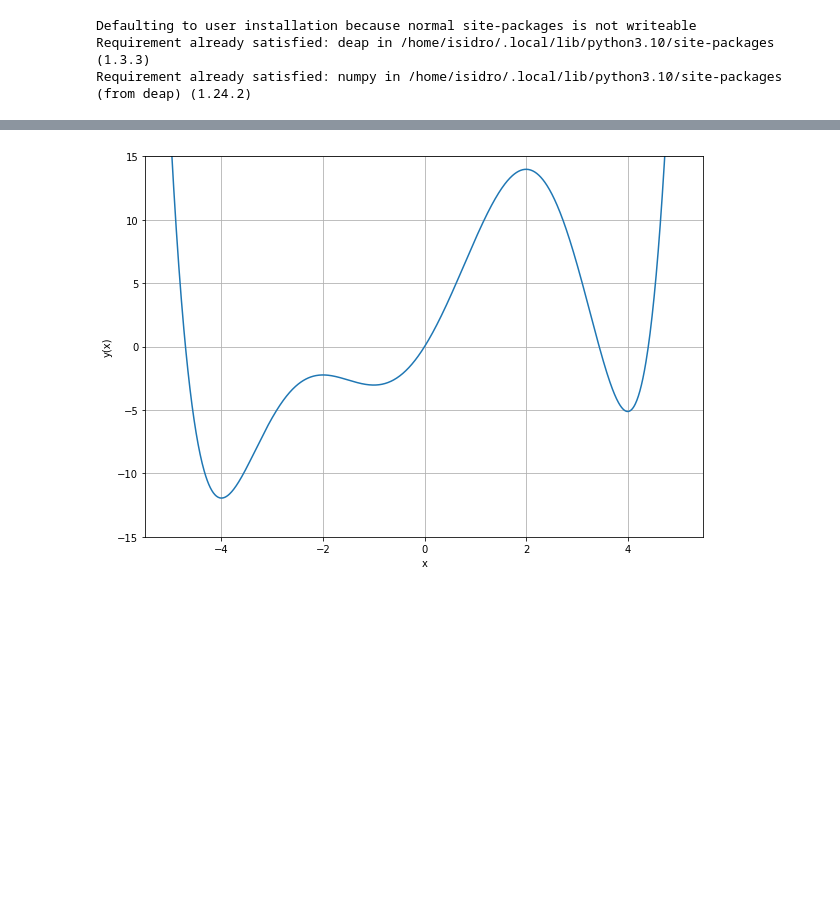
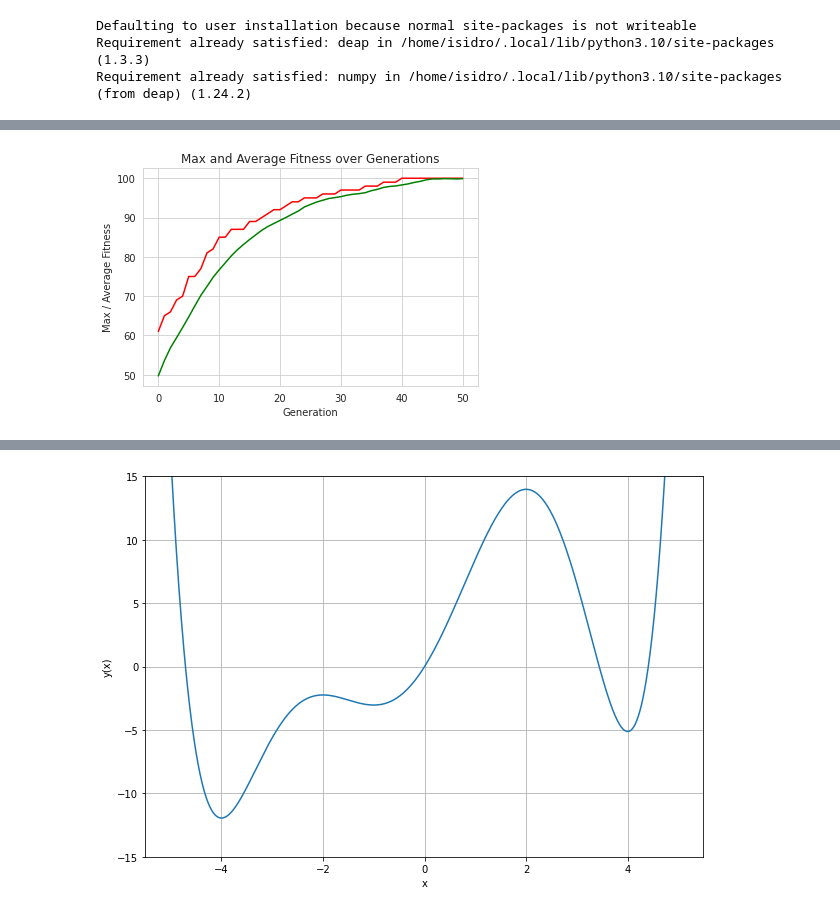
Before and after one commit to igomezv/ComputoEvolutivo, a Jupyter notebook: 6_4_DEAP.ipynb, the cells around one changed output, grey strips where cells are left out. Drawn from its saved outputs; the diff is of its cells as text; code cells hidden in the pictures; blank space fills up the shorter version.

```diff
--- a/6_4_DEAP.ipynb
+++ b/6_4_DEAP.ipynb
@@ -19,0 +22,97 @@ Requirement already satisfied: numpy in /home/isidro/.local/lib/python3.10/site-
+# %%
+from deap import base
+from deap import creator
+from deap import tools
+from deap import algorithms
+
+import random
+import numpy
+
+import matplotlib.pyplot as plt
+import seaborn as sns
+
+# problem constants:
+ONE_MAX_LENGTH = 100  # length of bit string to be optimized
+
+# Genetic Algorithm constants:
+POPULATION_SIZE = 200
+P_CROSSOVER = 0.9  # probability for crossover
+P_MUTATION = 0.1   # probability for mutating an individual
+MAX_GENERATIONS = 50
+
+
+# set the random seed:
+RANDOM_SEED = 42
+random.seed(RANDOM_SEED)
+
+toolbox = base.Toolbox()
+
+# create an operator that randomly returns 0 or 1:
+toolbox.register("zeroOrOne", random.randint, 0, 1)
+
+# define a single objective, maximizing fitness strategy:
+creator.create("FitnessMax", base.Fitness, weights=(1.0,))
+
+# create the Individual class based on list:
+creator.create("Individual", list, fitness=creator.FitnessMax)
+
+# create the individual operator to fill up an Individual instance:
+toolbox.register("individualCreator", tools.initRepeat, creator.Individual, toolbox.zeroOrOne, ONE_MAX_LENGTH)
+
+# create the population operator to generate a list of individuals:
+toolbox.register("populationCreator", tools.initRepeat, list, toolbox.individualCreator)
+
+
+# fitness calculation:
+# compute the number of '1's in the individual
+def oneMaxFitness(individual):
+    return sum(individual),  # return a tuple
+
+
+toolbox.register("evaluate", oneMaxFitness)
+
+# genetic operators:mutFlipBit
+
+# Tournament selection with tournament size of 3:
+toolbox.register("select", tools.selTournament, tournsize=3)
+
+# Single-point crossover:
+toolbox.register("mate", tools.cxOnePoint)
+
+# Flip-bit mutation:
+# indpb: Independent probability for each attribute to be flipped
+toolbox.register("mutate", tools.mutFlipBit, indpb=1.0/ONE_MAX_LENGTH)
+
+
+# Genetic Algorithm flow:
+def main():
+
+    # create initial population (generation 0):
+    population = toolbox.populationCreator(n=POPULATION_SIZE)
+
+    # prepare the statistics object:
+    stats = tools.Statistics(lambda ind: ind.fitness.values)
+    stats.register("max", numpy.max)
+    stats.register("avg", numpy.mean)
+
+    # perform the Genetic Algorithm flow:
+    population, logbook = algorithms.eaSimple(population, toolbox, cxpb=P_CROSSOVER, mutpb=P_MUTATION, ngen=MAX_GENERATIONS,
+                                   stats=stats, verbose=True)
+
+
+    # Genetic Algorithm is done - extract statistics:
+    maxFitnessValues, meanFitnessValues = logbook.select("max", "avg")
+
+    # plot statistics:
+    sns.set_style("whitegrid")
+    plt.plot(maxFitnessValues, color='red')
+    plt.plot(meanFitnessValues, color='green')
+    plt.xlabel('Generation')
+    plt.ylabel('Max / Average Fitness')
+    plt.title('Max and Average Fitness over Generations')
+    plt.show()
+
+
+if __name__ == "__main__":
+    main()
+# %% [output]
@@ -19,0 +136 @@ Requirement already satisfied: numpy in /home/isidro/.local/lib/python3.10/site-
+[figure, added]
```
Also changed, not shown: parts of 5 cells of this notebook, 1 other file.
